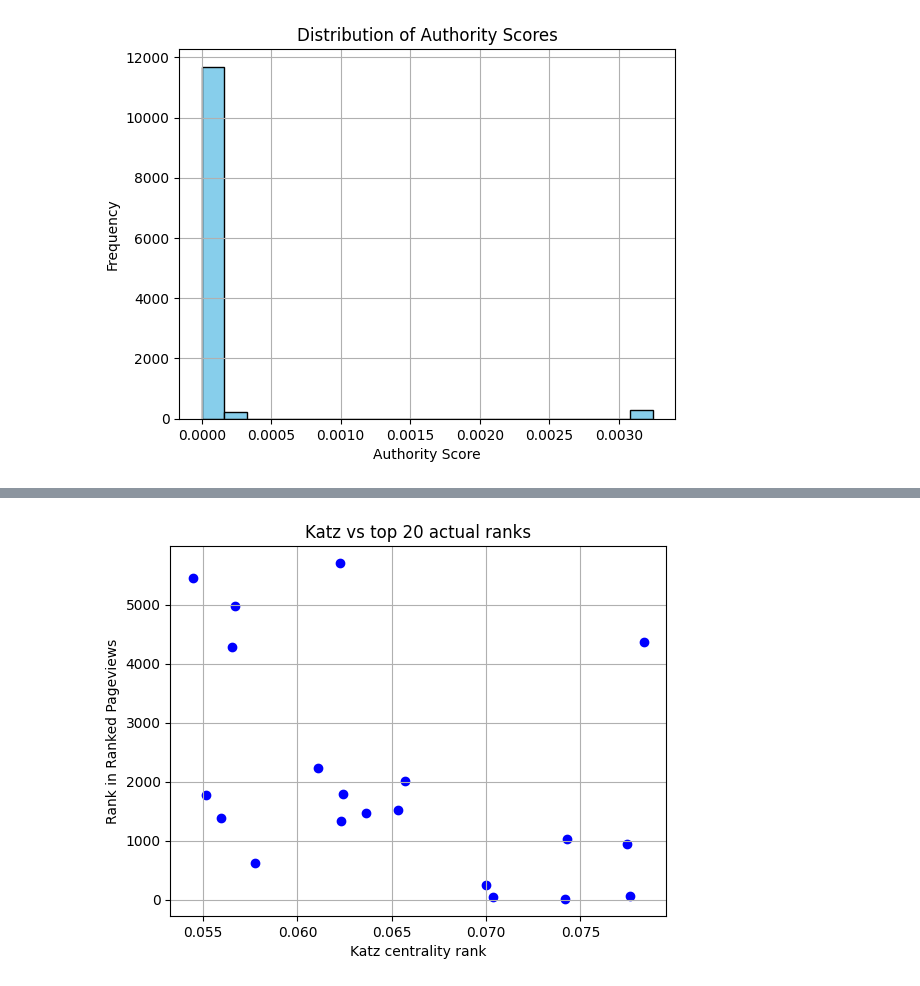
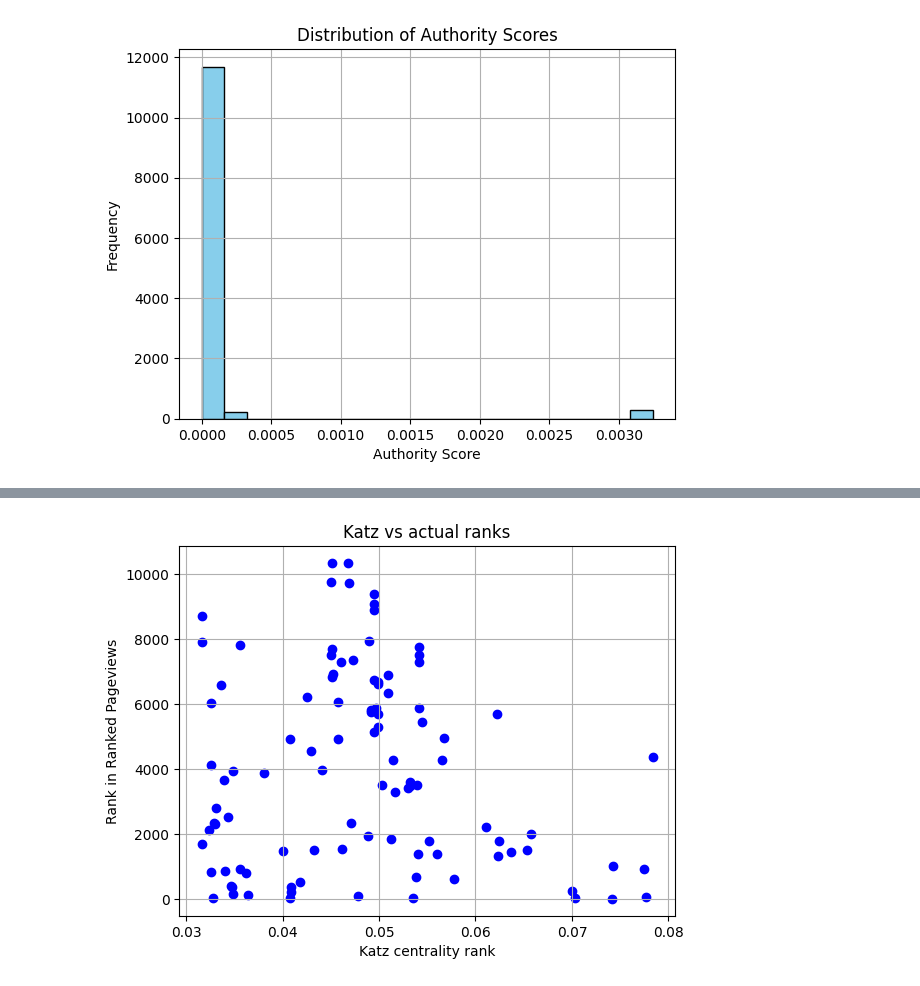
Before and after one commit to Chuckoo/network-routing, a Jupyter notebook: south_american_history_stubs/methods.ipynb, the cells around one changed output, grey strips where cells are left out. Cells and saved outputs as stored; diff of their text form; code cells hidden in the pictures.

Commit message:
Included toggle for top number of articles to search and the appropriate graphs

```diff
--- a/south_american_history_stubs/methods.ipynb
+++ b/south_american_history_stubs/methods.ipynb
@@ -160,6 +121,6 @@ plt.show()
 [figure]
 # %%
 sorted_hub = sorted(hub.items(), key=lambda x: x[1], reverse=True)
-top_20_hub = sorted_hub[:20]
-for i, (article, hub_score) in enumerate(top_20_hub, 1):
-    print(f"{i}. Article: {article}, hub score: {hub_score}")
+top_20_hub = sorted_hub[:top_num]
+#for i, (article, hub_score) in enumerate(top_20_hub, 1):
+    #print(f"{i}. Article: {article}, hub score: {hub_score}")
@@ -187,5 +127,5 @@ for i, (article, hub_score) in enumerate(top_20_hub, 1):
 # %%
 sorted_authority = sorted(authority.items(), key=lambda x: x[1], reverse=True)
-top_20_authority = sorted_authority[:20]
-for i, (article, authority_score) in enumerate(top_20_authority, 1):
-    print(f"{i}. Article: {article}, hub score: {authority_score}")
+top_20_authority = sorted_authority[:top_num]
+#for i, (article, authority_score) in enumerate(top_20_authority, 1):
+    #print(f"{i}. Article: {article}, hub score: {authority_score}")
@@ -215,8 +134,15 @@ import json
 
 with open("ranked_pageviews.json", "r") as file:
     ranked_pageviews = json.load(file)
-ranks = []
-for i, (article, centrality) in enumerate(top_20_pairs, 1):
-    if article in ranked_pageviews:
-        rank = ranked_pageviews[article]
-        ranks.append(rank)
+# %%
+ranks = {}
+for i, (article, centrality) in enumerate(top_20_between, 1):
+    if article in ranked_pageviews:
+        ranks[article] = ranked_pageviews[article]
+between_ranks = [pair[1] for pair in top_20_between if pair[0] in ranks]
+plt.scatter(between_ranks, list(ranks.values()), color='blue', marker='o')
+plt.xlabel('Betweenness centrality rank')
+plt.ylabel('Rank in Ranked Pageviews')
+plt.title('Betweenness vs actual ranks')
+plt.grid(True)
+plt.show()
@@ -223,12 +151,16 @@ for i, (article, centrality) in enumerate(top_20_pairs, 1):
 # %%
-centrality_ranks = [pair[1] for pair in top_20_pairs]
-plt.scatter(centrality_ranks, ranks, color='blue', marker='o')
+ranks = {}
+for i, (article, centrality) in enumerate(top_20_katz, 1):
+    if article in ranked_pageviews:
+        ranks[article] = ranked_pageviews[article]
+katz_ranks = [pair[1] for pair in top_20_katz if pair[0] in ranks]
+plt.scatter(katz_ranks, list(ranks.values()), color='blue', marker='o')
 plt.xlabel('Katz centrality rank')
 plt.ylabel('Rank in Ranked Pageviews')
-plt.title('Katz vs top 20 actual ranks')
+plt.title('Katz vs actual ranks')
 plt.grid(True)
 plt.show()
 # %% [output]
-[figure, old version]
+[figure, new version]
 # %%
 ranks = {}
```
Also changed, not shown: parts of 9 cells of this notebook.
